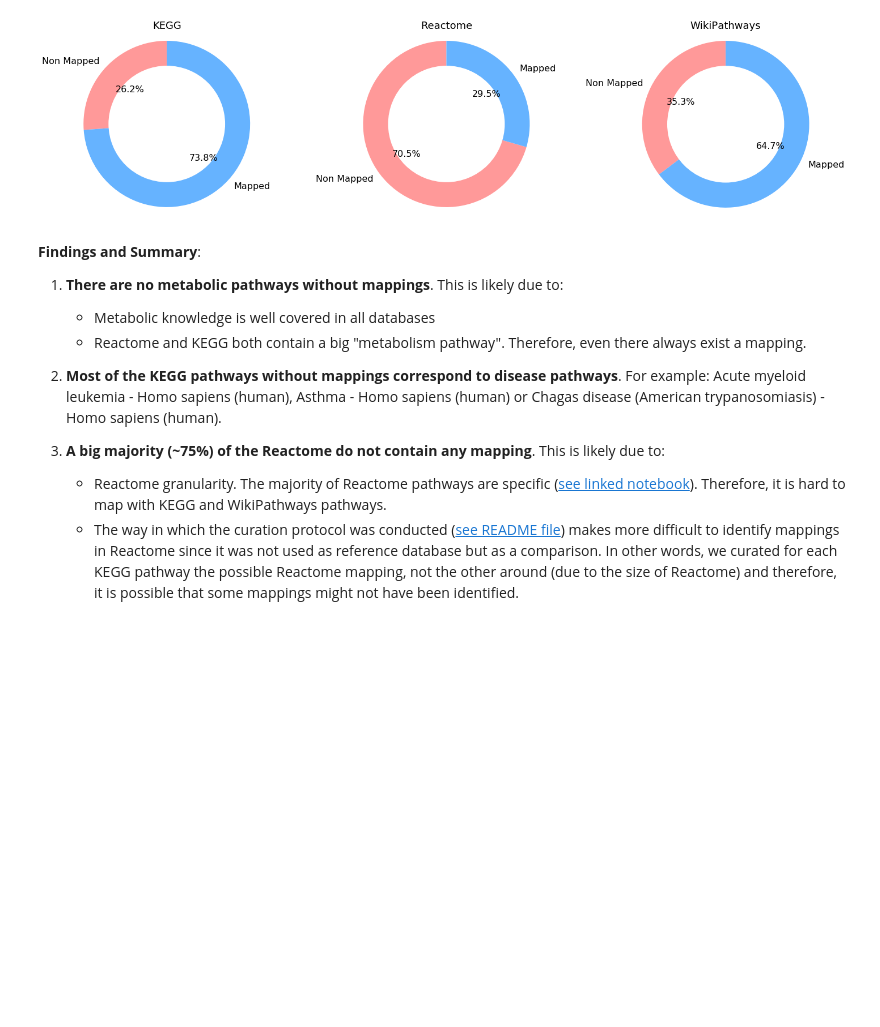
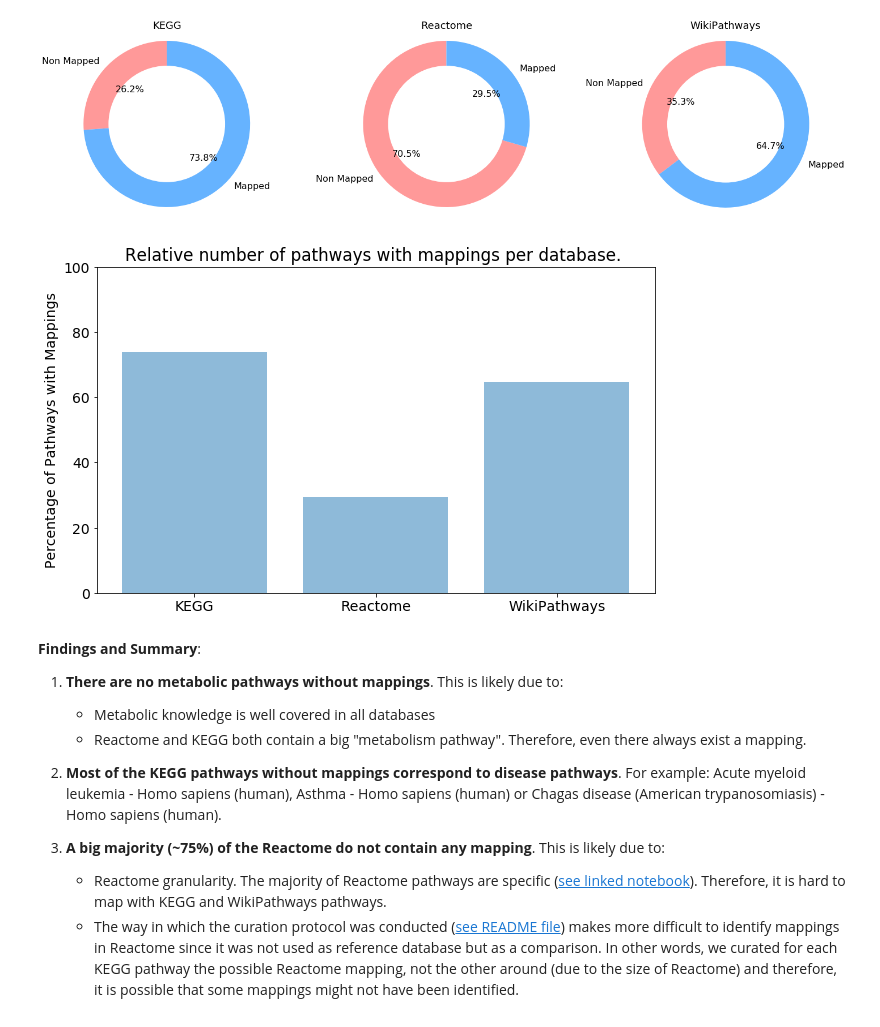
Before and after one commit to ComPath/compath-resources, a Jupyter notebook: notebooks/Pathways without mappings.ipynb, the cells around one changed output. Cells and saved outputs as stored; diff of their text form; code cells hidden in the pictures; blank space fills up the shorter version.

Commit message:
Update notebook with new image

```diff
--- a/notebooks/Pathways without mappings.ipynb
+++ b/notebooks/Pathways without mappings.ipynb
@@ -199,6 +200,25 @@ ax_3.axis('equal')
 plt.show()
 # %% [output]
 [figure]
+# %%
+fig = plt.figure(figsize=(10, 6))
+
+mpl.rcParams['font.size'] = 14
+
+labels = ['KEGG', 'Reactome', 'WikiPathways']
+data =   [73.84, 29.48, 64.70]
+
+y_pos = np.arange(len(labels))
+
+plt.bar(y_pos, data, align='center', alpha=0.5)
+plt.xticks(y_pos, labels)
+plt.ylabel('Percentage of Pathways with Mappings')
+plt.title('Relative number of pathways with mappings per database. ')
+plt.ylim([0,100])
+
+plt.show()
+# %% [output]
+[figure, added]
 # %% [markdown]
 __Findings and Summary__:
 
```
Also changed, not shown: parts of 1 cell of this notebook.
